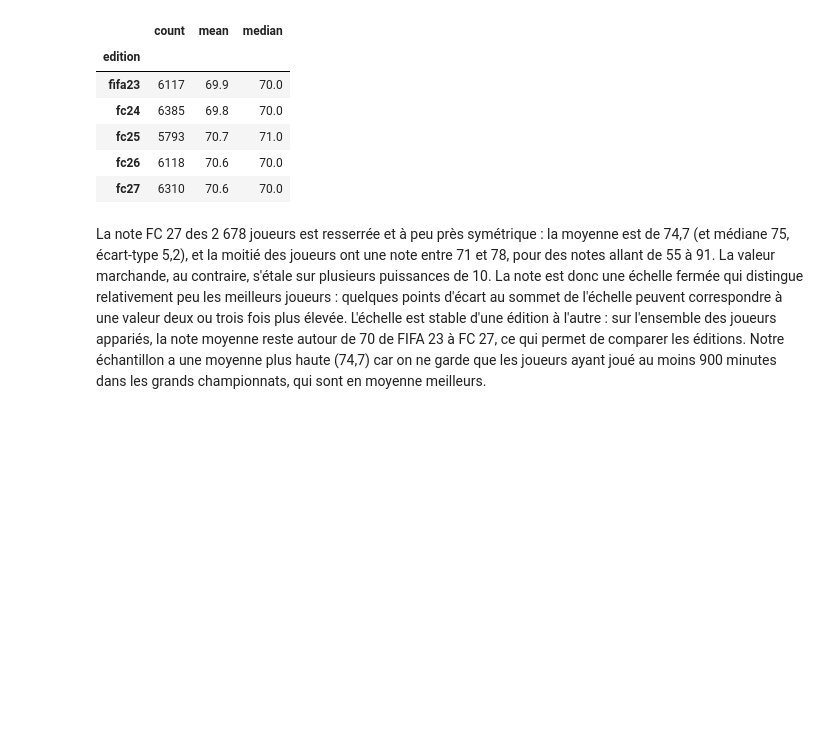
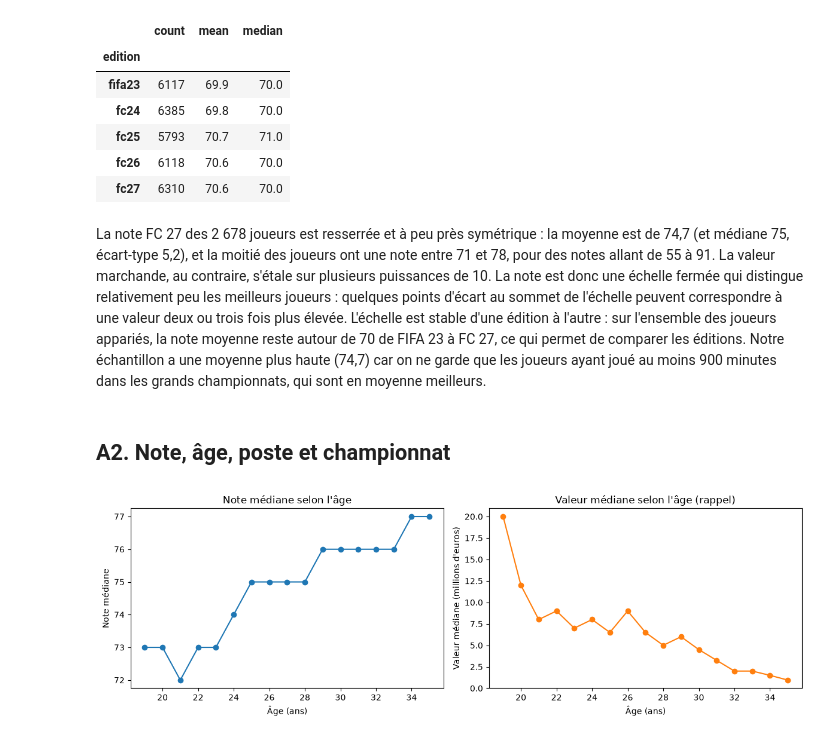
Before and after one commit to Iseo-sort/projet_python_football, a Jupyter notebook: notebooks/analyse_fifa.ipynb, the cells around one changed output. Saved outputs shown, nothing was run; the diff lists cells and outputs as text; code cells hidden in the pictures; blank space fills up the shorter version.

Commit message:
Analyse FIFA : note selon âge, poste et championnat

```diff
--- a/notebooks/analyse_fifa.ipynb
+++ b/notebooks/analyse_fifa.ipynb
@@ -126,3 +126,25 @@ ORDRE_EDITIONS = ["fifa23", "fc24", "fc25", "fc26", "fc27"]
 | fc27 | 6310 | 70.6 | 70.0 |
 # %% [markdown]
 La note FC 27 des 2 678 joueurs est resserrée et à peu près symétrique : la moyenne est de 74,7 (et médiane 75, écart-type 5,2), et la moitié des joueurs ont une note entre 71 et 78, pour des notes allant de 55 à 91. La valeur marchande, au contraire, s'étale sur plusieurs puissances de 10. La note est donc une échelle fermée qui distingue relativement peu les meilleurs joueurs : quelques points d'écart au sommet de l'échelle peuvent correspondre à une valeur deux ou trois fois plus élevée. L'échelle est stable d'une édition à l'autre : sur l'ensemble des joueurs appariés, la note moyenne reste autour de 70 de FIFA 23 à FC 27, ce qui permet de comparer les éditions. Notre échantillon a une moyenne plus haute (74,7) car on ne garde que les joueurs ayant joué au moins 900 minutes dans les grands championnats, qui sont en moyenne meilleurs.
+# %% [markdown]
+## A2. Note, âge, poste et championnat
+# %%
+effectifs_age = joueurs_notes["age"].value_counts()
+ages_retenus = effectifs_age[effectifs_age >= 20].index
+par_age = (
+    joueurs_notes
+    .loc[joueurs_notes["age"].isin(ages_retenus)]
+    .groupby("age")[["note", "valeur_millions"]]
+    .median()
+)
+
+fig, axes = plt.subplots(1, 2, figsize=(12, 4))
+axes[0].plot(par_age.index, par_age["note"], marker="o")
+axes[0].set(title="Note médiane selon l'âge", xlabel="Âge (ans)", ylabel="Note médiane")
+axes[1].plot(par_age.index, par_age["valeur_millions"], marker="o", color="tab:orange")
+axes[1].set(title="Valeur médiane selon l'âge (rappel)", xlabel="Âge (ans)",
+            ylabel="Valeur médiane (millions d'euros)")
+plt.tight_layout()
+plt.show()
+# %% [output]
+[figure, added]
```
Also changed, not shown: parts of 2 cells of this notebook.
